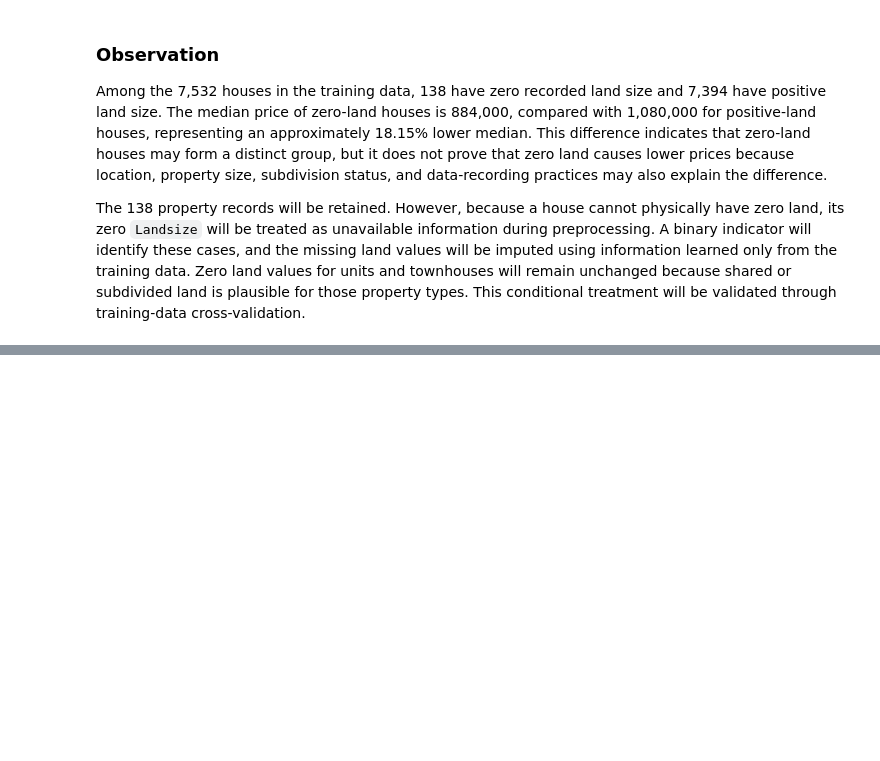
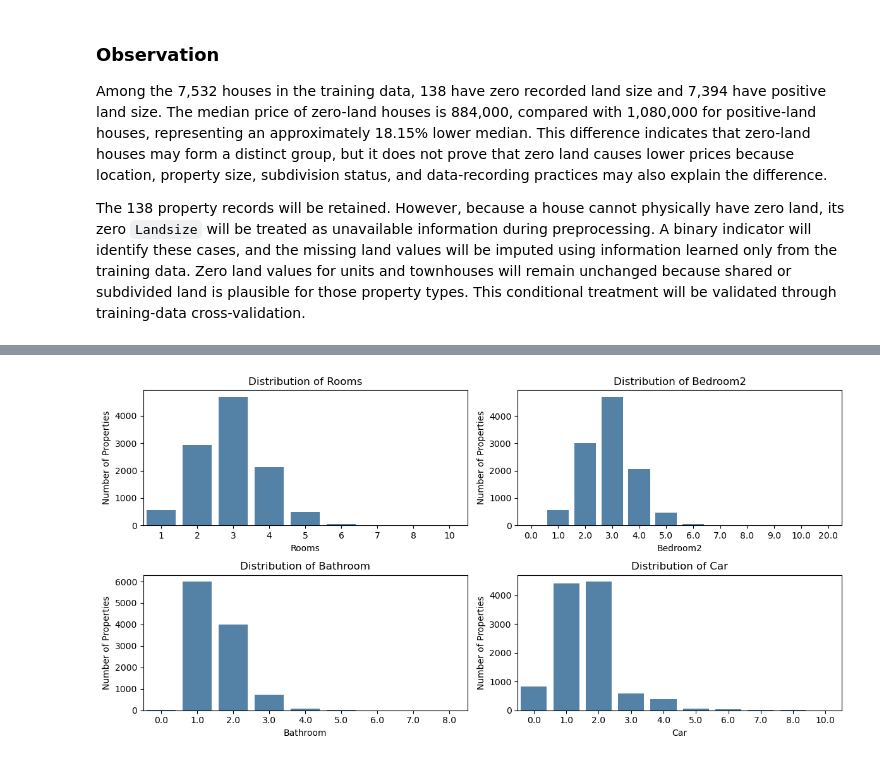
Before and after one commit to WaqasGurmani/house-price-linear-models, a Jupyter notebook: notebooks/02_eda_and_data_quality.ipynb, the cells around one changed output, grey strips where cells are left out. Drawn from its saved outputs; the diff is of its cells as text; code cells hidden in the pictures; blank space fills up the shorter version.

Commit message:
Extend EDA with structural feature analysis

```diff
--- a/notebooks/02_eda_and_data_quality.ipynb
+++ b/notebooks/02_eda_and_data_quality.ipynb
@@ -640,0 +645,28 @@ The 138 property records will be retained. However, because a house cannot physi
+# %%
+count_features = ["Rooms", "Bedroom2", "Bathroom", "Car"]
+
+fig, axes = plt.subplots(2, 2, figsize=(12, 6))
+axes = axes.flatten()
+
+for feature, ax in zip(count_features, axes):
+    sns.countplot(
+        data=train_df,
+        x=feature,
+        ax=ax,
+        color="steelblue"
+    )
+
+    ax.set_title(f"Distribution of {feature}")
+    ax.set_ylabel("Number of Properties")
+
+plt.tight_layout()
+
+plt.savefig(
+    project_root / "results" / "figures" / "structural_count_distributions.png",
+    dpi=300,
+    bbox_inches="tight"
+)
+
+plt.show()
+# %% [output]
+[figure, added]
```
Also changed, not shown: parts of 12 cells of this notebook, 1 other file.
